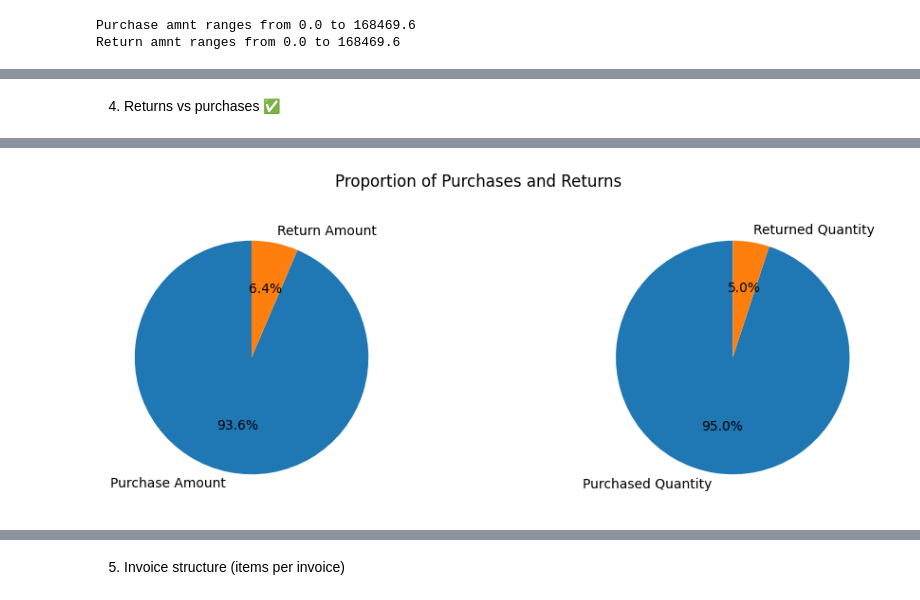
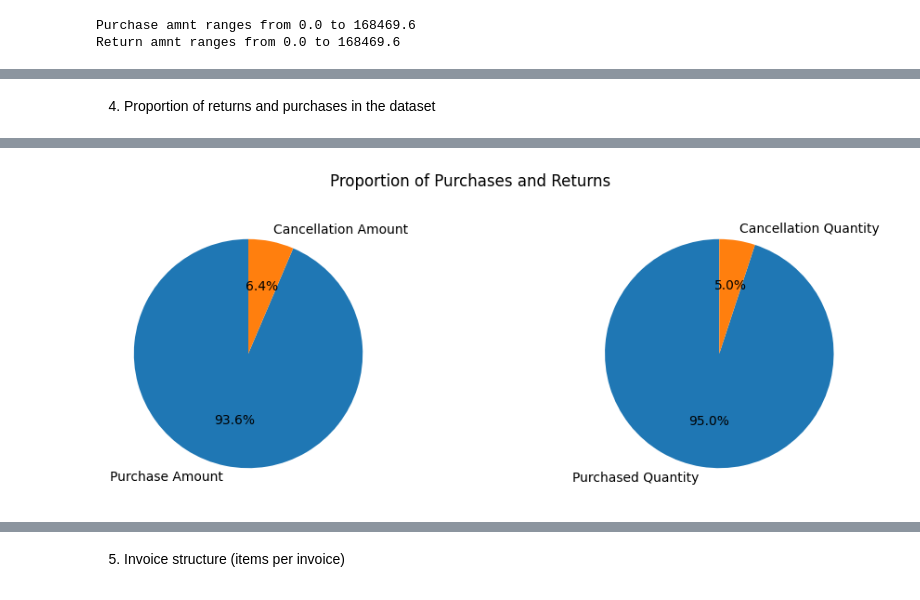
Before and after one commit to Anantu-Rajesh/Customer-Behavior-Modeling-and-Churn-Prediction, a Jupyter notebook: notebooks/01_eda.ipynb, the cells around one changed output, grey strips where cells are left out. Saved outputs shown, nothing was run; the diff lists cells and outputs as text; code cells hidden in the pictures.

```diff
--- a/notebooks/01_eda.ipynb
+++ b/notebooks/01_eda.ipynb
@@ -103,8 +92,8 @@ Index(['InvoiceNo', 'StockCode', 'Description', 'Quantity', 'InvoiceDate',
 # %%
 df['purchase_qty'] = df['Quantity'].apply(lambda x: x if x > 0 else 0)
 df['purchase_amnt']=df['purchase_qty']*df['UnitPrice']
-df['return_qty']=df['Quantity'].apply(lambda x: abs(x) if x < 0 else 0)
-df['return_amnt']=df['return_qty']*df['UnitPrice']
+df['cancel_qty']=df['Quantity'].apply(lambda x: abs(x) if x < 0 else 0)
+df['cancel_amnt']=df['cancel_qty']*df['UnitPrice']
 # %%
 df.head(10)
 # %% [output]
@@ -240,27 +292,27 @@ plt.show()
 # %% [markdown]
-4. Returns vs purchases ✅
+4. Proportion of returns and purchases in the dataset
 # %%
 tot_purchases=df['purchase_qty'].sum()
-tot_returns=df['return_qty'].sum()
+tot_cancels=df['cancel_qty'].sum()
 
-per_return=tot_returns/(tot_purchases+tot_returns)*100
-per_purchase=tot_purchases/(tot_purchases+tot_returns)*100
+per_cancel=tot_cancels/(tot_purchases+tot_cancels)*100
+per_purchase=tot_purchases/(tot_purchases+tot_cancels)*100
 
-print(f"Percentage of returns: {per_return:.2f}%")
+print(f"Percentage of returns: {per_cancel:.2f}%")
 print(f"Percentage of purchases: {per_purchase:.2f}%")
 
 tot_purchases_amnt=df['purchase_amnt'].sum()
-tot_returns_amnt=df['return_amnt'].sum()
+tot_cancels_amnt=df['cancel_amnt'].sum()
 
-per_return_amnt=tot_returns_amnt/(tot_purchases_amnt+tot_returns_amnt)*100
-per_purchase_amnt=tot_purchases_amnt/(tot_purchases_amnt+tot_returns_amnt)*100
+per_cancel_amnt=tot_cancels_amnt/(tot_purchases_amnt+tot_cancels_amnt)*100
+per_purchase_amnt=tot_purchases_amnt/(tot_purchases_amnt+tot_cancels_amnt)*100
 
-tot_amnt=tot_purchases_amnt+tot_returns_amnt
+tot_amnt=tot_purchases_amnt+tot_cancels_amnt
 
-print(f"Percentage of returns amnt: {per_return_amnt:.2f}%")
+print(f"\nPercentage of returns amnt: {per_cancel_amnt:.2f}%")
 print(f"Percentage of purchases amnt: {per_purchase_amnt:.2f}%")
-print(f"Return ratio(wrt quantity): {tot_returns/tot_purchases:.2f}")
-print(f"Return ratio(wrt amount): {tot_returns_amnt/tot_purchases_amnt:.2f}")
+print(f"\nReturn ratio(wrt quantity): {tot_cancels/tot_purchases:.2f}")
+print(f"Return ratio(wrt amount): {tot_cancels_amnt/tot_purchases_amnt:.2f}")
 # %% [output]
 Percentage of returns: 5.05%
 Percentage of purchases: 94.95%
@@ -271,15 +325,15 @@ Return ratio(wrt amount): 0.07
 # %%
 fig,axes=plt.subplots(1,2,figsize=(12,4))
 
-labels_amnt=['Purchase Amount','Return Amount']
-values_amnt=[tot_purchases_amnt,tot_returns_amnt]
+labels_amnt=['Purchase Amount','Cancellation Amount']
+values_amnt=[tot_purchases_amnt,tot_cancels_amnt]
 
-labels_qty=['Purchased Quantity','Returned Quantity']
-values_qty=[tot_purchases,tot_returns]
+labels_qty=['Purchased Quantity','Cancellation Quantity']
+values_qty=[tot_purchases,tot_cancels]
 
 axes[0].pie(values_amnt, labels=labels_amnt, autopct='%1.1f%%', startangle=90)
 axes[1].pie(values_qty, labels=labels_qty, autopct='%1.1f%%', startangle=90)
 plt.suptitle('Proportion of Purchases and Returns')
 plt.show()
 # %% [output]
-[figure, old version]
+[figure, new version]
```
Also changed, not shown: parts of 21 cells of this notebook, 10 other files.
